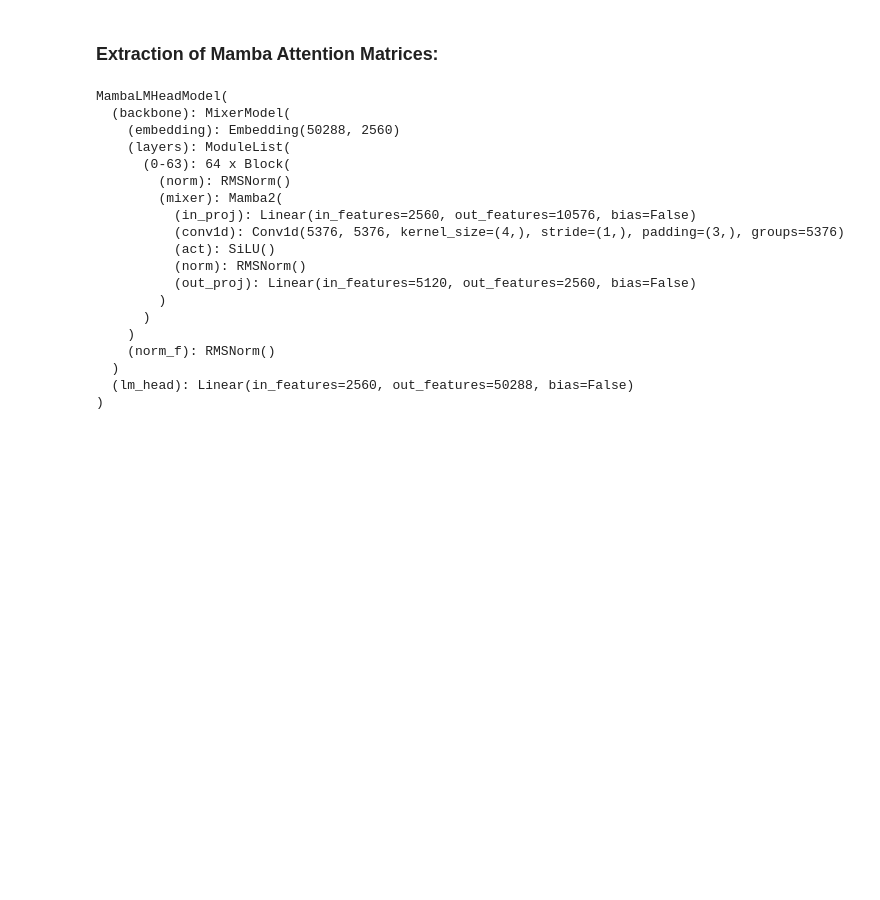
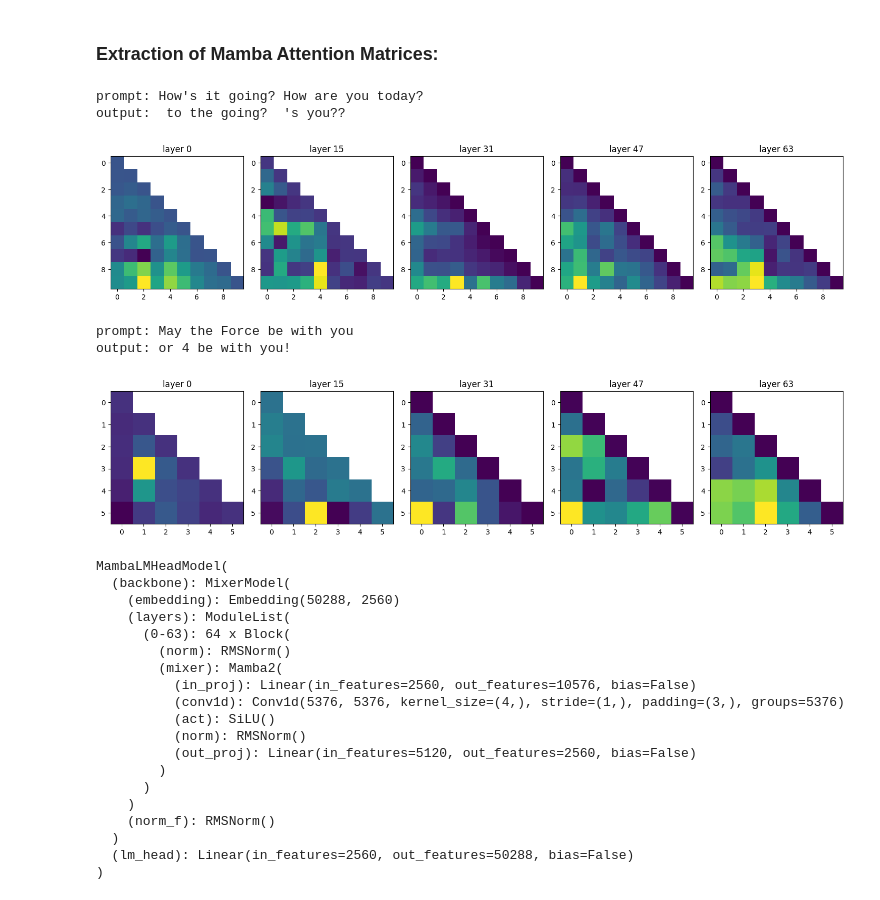
Before and after one commit to yihsin9111/mamba-attn-workspace, a Jupyter notebook: MambaNLP/MambaIpmlicitAttnDemo.ipynb, the cells around one changed output. Drawn from its saved outputs; the diff is of its cells as text; code cells hidden in the pictures; blank space fills up the shorter version.

Commit message:
attn visualization ver1 done

```diff
--- a/MambaNLP/MambaIpmlicitAttnDemo.ipynb
+++ b/MambaNLP/MambaIpmlicitAttnDemo.ipynb
@@ -73,3 +65,47 @@ out = model._model(input_tensor)
+# %%
+def visualize_attn(prompt, selected_layers = [0, 15, 31, 47, 63]):
+    input_tensor = model.tokenizer(prompt, return_tensors="pt")['input_ids'].cuda()
+    selected_chan = [1,2,3,4,5,6,7]
+    selected_layer = 8
+    model._model.backbone.layers[selected_layer].mixer.compute_attn_matrix = True
+    model._model = model._model.cuda()
+
+    out = model._model(input_tensor)
+    max_values, max_indices = torch.max(out.logits.detach(), dim=2)
+    out_list = list(max_indices.cpu().numpy())
+    word_output = model.tokenizer.decode(out_list[0])
+    print(f"prompt: {prompt}")
+    print(f"output: {word_output}")
+
+    # Number of matrices
+    num_matrices = len(selected_layers)
+    # Create a single row of subplots
+    fig, axes = plt.subplots(1, num_matrices, figsize=(15, 5))
+
+    for i, layer in enumerate(selected_layers):
+        mat = model._model.backbone.layers[layer].mixer.attn_matrix
+        mat_avg = torch.einsum("bghls->ls", mat)
+        matrix = mat_avg.cpu().detach().numpy()
+
+        #plotting
+        ax = axes[i]
+        im = ax.imshow(matrix, cmap='viridis', interpolation='nearest')
+        ax.set_title(f"layer {layer}")  # Set title for each subplot
+        # plt.colorbar(im, ax=ax)  # Add a colorbar to each subplot
+
+    # Adjust spacing
+    plt.tight_layout()
+    plt.show()
+# %%
+visualize_attn("How's it going? How are you today?")
+visualize_attn("May the Force be with you")
+# %% [output]
+prompt: How's it going? How are you today?
+output:  to the going?  's you??
+[figure, added]
+prompt: May the Force be with you
+output: or 4 be with you!
+[figure, added]
 # %%
 print(model._model)
 # %% [output]
```
Also changed, not shown: parts of 3 cells of this notebook, 4 other files.
